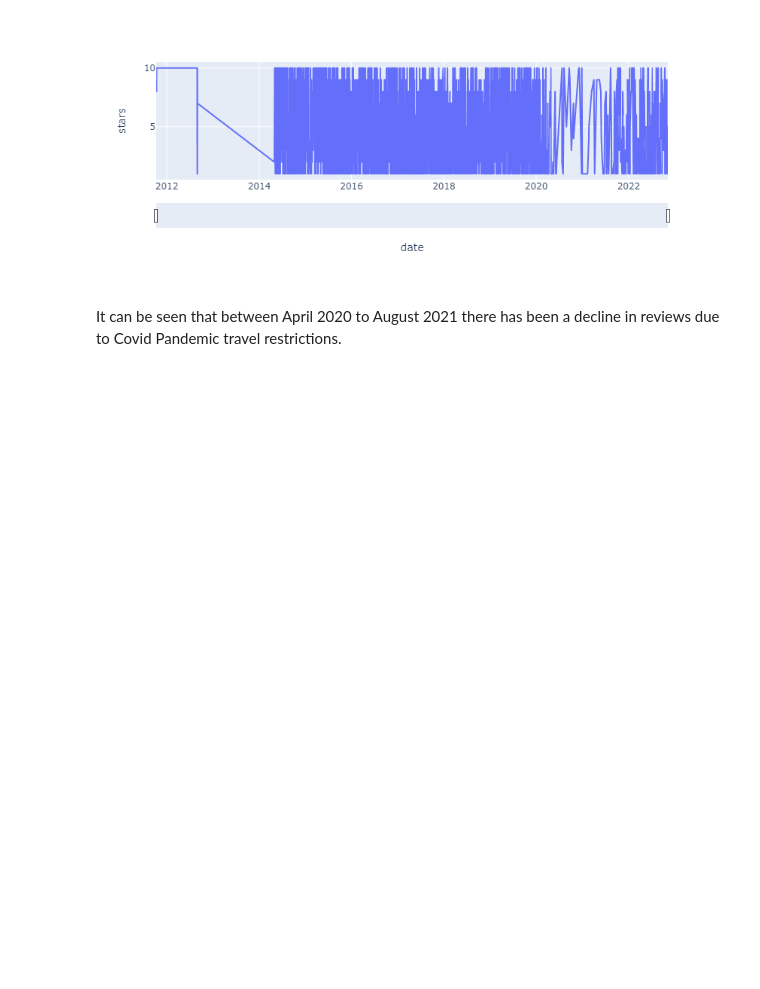
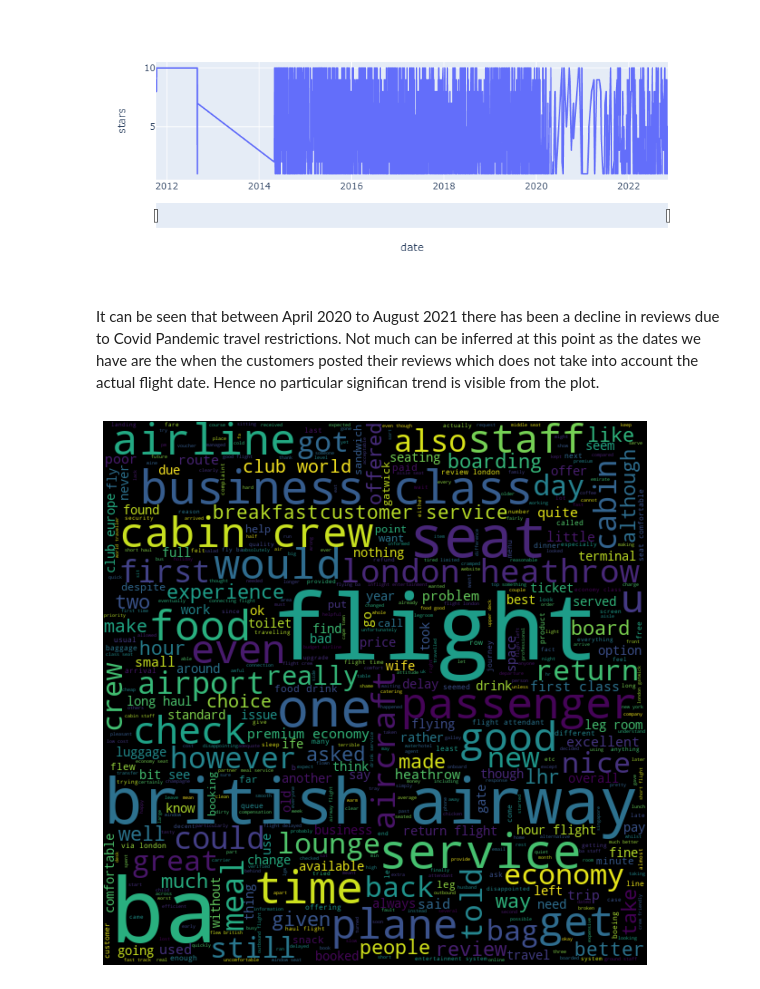
Before and after one commit to hseju/British-Airways-Good-or-Bad, a Jupyter notebook: EDA/EDA-BA-reveiws.ipynb, the cells around one changed output. Saved outputs shown, nothing was run; the diff lists cells and outputs as text; code cells hidden in the pictures; blank space fills up the shorter version.

```diff
--- a/EDA/EDA-BA-reveiws.ipynb
+++ b/EDA/EDA-BA-reveiws.ipynb
@@ -124,4 +131,22 @@ fig.show()
 # %% [output]
 [figure]
 # %% [markdown]
-It can be seen that between April 2020 to August 2021 there has been a decline in reviews due to Covid Pandemic travel restrictions.
+It can be seen that between April 2020 to August 2021 there has been a decline in reviews due to Covid Pandemic travel restrictions. Not much can be inferred at this point as the dates we have are the when the customers posted their reviews which does not take into account the actual flight date. Hence no particular significan trend is visible from the plot.
+# %%
+import nltk
+from nltk.corpus import stopwords
+# Start with one review:
+reviews = " ".join(df.corpus)
+plt.figure(figsize=(20,10))
+
+stopwords = set(stopwords.words('english'))
+
+# Create and generate a word cloud image:
+wordcloud = WordCloud(height=600,width=600,max_font_size=100, max_words=500, stopwords=stopwords).generate(reviews)
+
+# Display the generated image:
+plt.imshow(wordcloud, interpolation='bilinear')
+plt.axis("off")
+plt.show()
+# %% [output]
+[figure, added]
```
Also changed, not shown: parts of 43 cells of this notebook, 2 other files.
